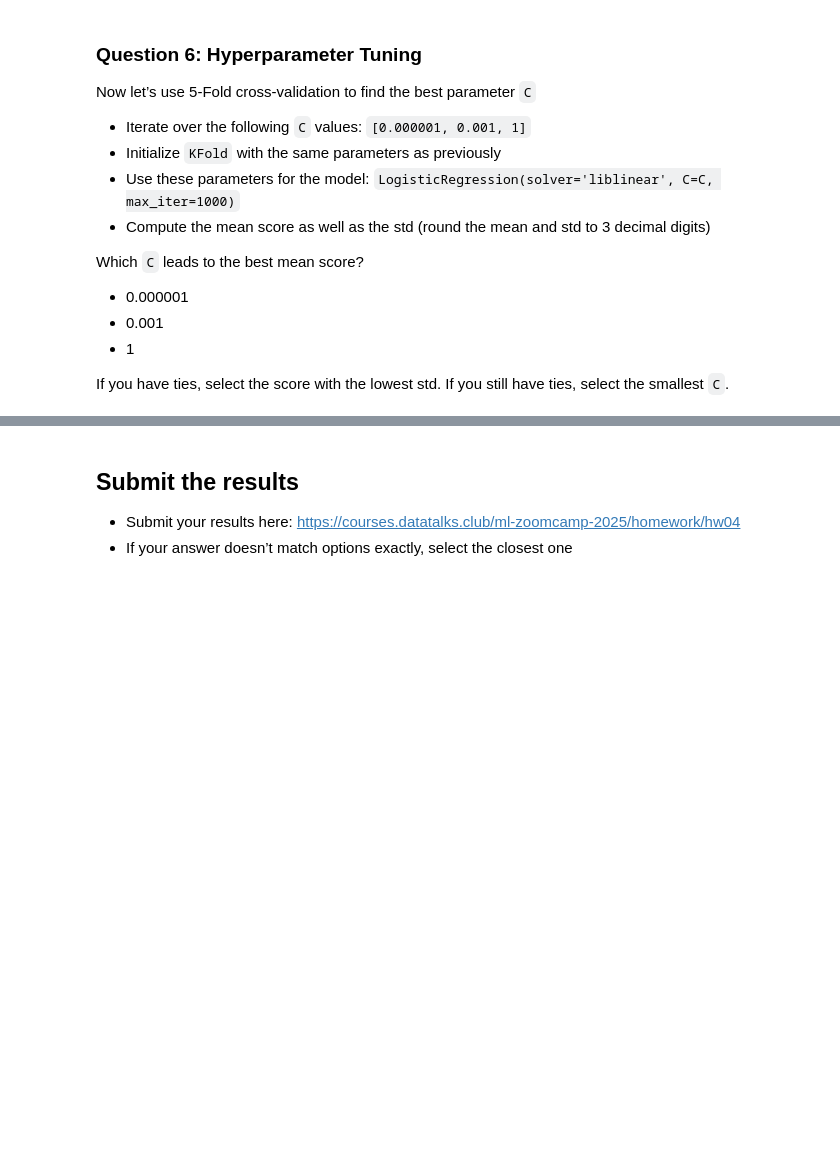
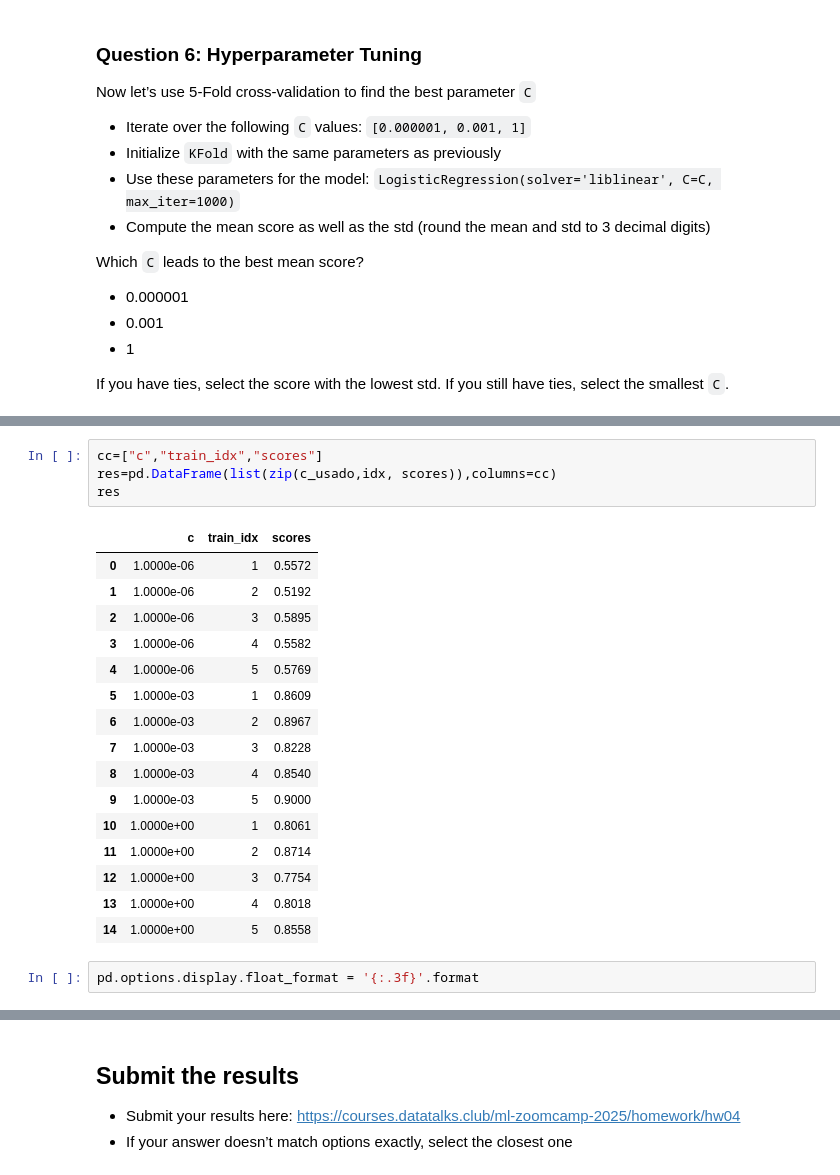
Before and after one commit to jerojasn/ml_zoomcamp, a Jupyter notebook: homework04.ipynb, the cells around one changed output, grey strips where cells are left out. Drawn from its saved outputs; the diff is of its cells as text; blank space fills up the shorter version.

```diff
--- a/homework04.ipynb
+++ b/homework04.ipynb
@@ -516,0 +578,23 @@ have ties, select the smallest `C`.
+# %%
+cc=["c","train_idx","scores"]
+res=pd.DataFrame(list(zip(c_usado,idx, scores)),columns=cc)
+res
+# %% [output]
+|  | c | train_idx | scores |
+| 0 | 1.0000e-06 | 1 | 0.5572 |
+| 1 | 1.0000e-06 | 2 | 0.5192 |
+| 2 | 1.0000e-06 | 3 | 0.5895 |
+| 3 | 1.0000e-06 | 4 | 0.5582 |
+| 4 | 1.0000e-06 | 5 | 0.5769 |
+| 5 | 1.0000e-03 | 1 | 0.8609 |
+| 6 | 1.0000e-03 | 2 | 0.8967 |
+| 7 | 1.0000e-03 | 3 | 0.8228 |
+| 8 | 1.0000e-03 | 4 | 0.8540 |
+| 9 | 1.0000e-03 | 5 | 0.9000 |
+| 10 | 1.0000e+00 | 1 | 0.8061 |
+| 11 | 1.0000e+00 | 2 | 0.8714 |
+| 12 | 1.0000e+00 | 3 | 0.7754 |
+| 13 | 1.0000e+00 | 4 | 0.8018 |
+| 14 | 1.0000e+00 | 5 | 0.8558 |
+# %%
+pd.options.display.float_format = '{:.3f}'.format
```
Also changed, not shown: parts of 5 cells of this notebook.
